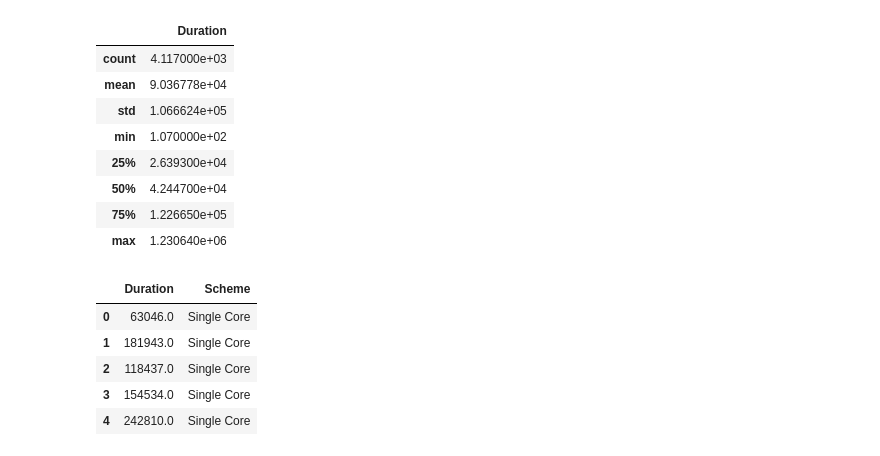
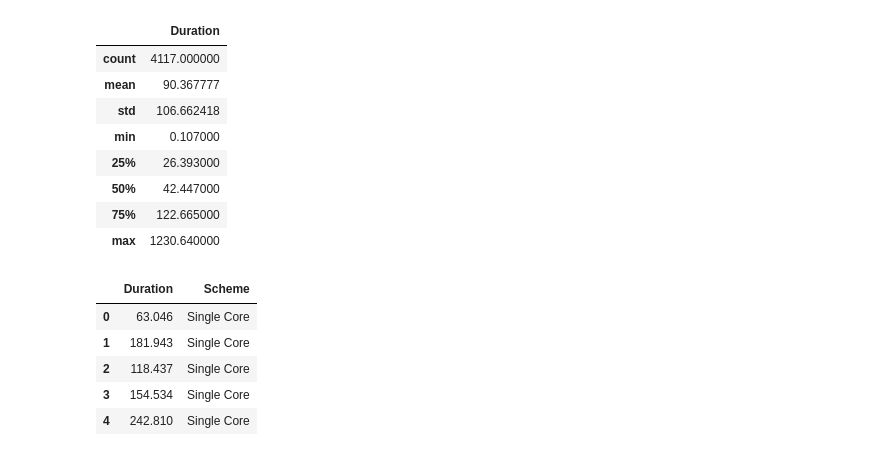
Before and after one commit to l-nic/othello-sim, a Jupyter notebook: HotNets-plots-in-Python-R.ipynb, the cells around one changed output. Drawn from its saved outputs; the diff is of its cells as text; code cells hidden in the pictures.

```diff
--- a/HotNets-plots-in-Python-R.ipynb
+++ b/HotNets-plots-in-Python-R.ipynb
@@ -18,37 +22,38 @@ plotTheme <- theme_hc() + theme(legend.title=element_blank(),
 # %%
 import pandas as pd
 # %%
-df_single = pd.read_csv('data/single-core-completions/5-level-single.csv', sep=',', header=None, names=['Duration'])
-df_single['Scheme'] = 'Single Core'
-df_mem = pd.read_csv('data/6-22-19/completion_times/5-level-mem.csv', sep=',', header=None, names=['Duration'])
-df_mem['Scheme'] = 'Memory'
-df_ddio = pd.read_csv('data/6-22-19/completion_times/5-level-ddio.csv', sep=',', header=None, names=['Duration'])
-df_ddio['Scheme'] = 'DDIO'
-df_reg = pd.read_csv('data/6-22-19/completion_times/5-level-reg.csv', sep=',', header=None, names=['Duration'])
-df_reg['Scheme'] = 'Register'
-df_reg_offload = pd.read_csv('data/6-22-19/completion_times/5-level-reg-offload.csv', sep=',', header=None, names=['Duration'])
-df_reg_offload['Scheme'] = 'Register with NIC Offload'
+cdf_df_single = pd.read_csv('data/single-core-completions/5-level-single.csv', sep=',', header=None, names=['Duration'])
+cdf_df_single['Scheme'] = 'Single Core'
+cdf_df_mem = pd.read_csv('data/6-22-19/completion_times/5-level-mem.csv', sep=',', header=None, names=['Duration'])
+cdf_df_mem['Scheme'] = 'Memory'
+cdf_df_ddio = pd.read_csv('data/6-22-19/completion_times/5-level-ddio.csv', sep=',', header=None, names=['Duration'])
+cdf_df_ddio['Scheme'] = 'DDIO'
+cdf_df_reg = pd.read_csv('data/6-22-19/completion_times/5-level-reg.csv', sep=',', header=None, names=['Duration'])
+cdf_df_reg['Scheme'] = 'L-NIC'
+cdf_df_reg_offload = pd.read_csv('data/6-22-19/completion_times/5-level-reg-offload.csv', sep=',', header=None, names=['Duration'])
+cdf_df_reg_offload['Scheme'] = 'L-NIC with Offload'
 
-df = pd.concat([df_single, df_mem, df_ddio, df_reg, df_reg_offload])
-# df = df_single
+cdf_df = pd.concat([cdf_df_single, cdf_df_mem, cdf_df_ddio, cdf_df_reg, cdf_df_reg_offload])
+# %%
+cdf_df['Duration'] = cdf_df['Duration']/float(1000)
 # %%
-df.describe()
+cdf_df.describe()
 # %% [output]
 |  | Duration |
-| count | 4.117000e+03 |
-| mean | 9.036778e+04 |
-| std | 1.066624e+05 |
-| min | 1.070000e+02 |
-| 25% | 2.639300e+04 |
-| 50% | 4.244700e+04 |
-| 75% | 1.226650e+05 |
-| max | 1.230640e+06 |
+| count | 4117.000000 |
+| mean | 90.367777 |
+| std | 106.662418 |
+| min | 0.107000 |
+| 25% | 26.393000 |
+| 50% | 42.447000 |
+| 75% | 122.665000 |
+| max | 1230.640000 |
 # %%
-df.head()
+cdf_df.head()
 # %% [output]
 |  | Duration | Scheme |
-| 0 | 63046.0 | Single Core |
-| 1 | 181943.0 | Single Core |
-| 2 | 118437.0 | Single Core |
-| 3 | 154534.0 | Single Core |
-| 4 | 242810.0 | Single Core |
+| 0 | 63.046 | Single Core |
+| 1 | 181.943 | Single Core |
+| 2 | 118.437 | Single Core |
+| 3 | 154.534 | Single Core |
+| 4 | 242.810 | Single Core |
```
Also changed, not shown: parts of 12 cells of this notebook, 23 other files.
